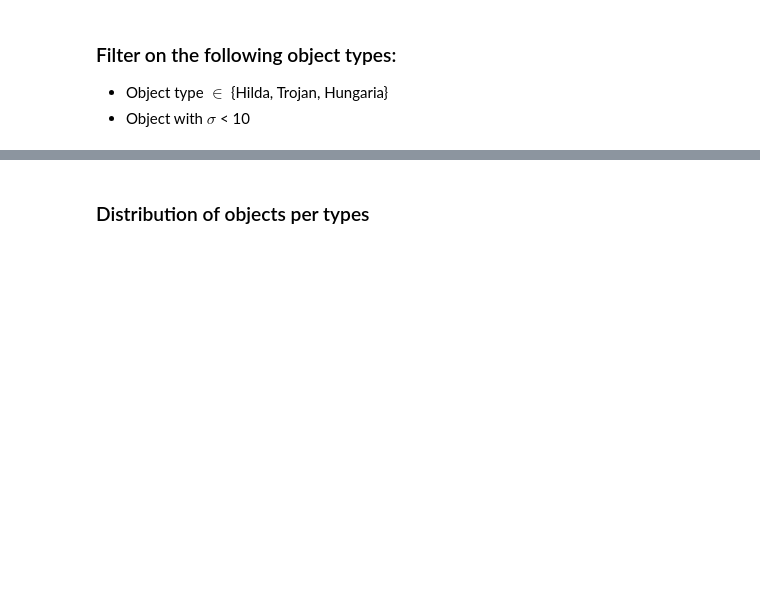
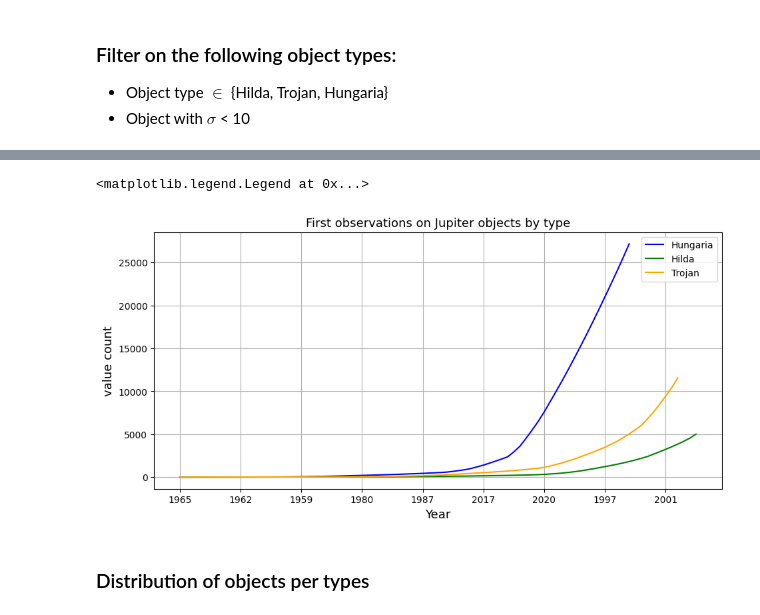
Before and after one commit to alexfum75/Jupiter_Asteroids, a Jupyter notebook: Hilda.ipynb, the cells around one changed output, grey strips where cells are left out. Cells and saved outputs as stored; diff of their text form; code cells hidden in the pictures; blank space fills up the shorter version.

Commit message:
dist year

```diff
--- a/Hilda.ipynb
+++ b/Hilda.ipynb
@@ -43,6 +38,10 @@ df.shape
 df.drop(['NEO_flag','Critical_list_numbered_object_flag','One_opposition_object_flag'], axis=1, inplace=True)
 df.drop(['One_km_NEO_flag','Computer','Number','U','PHA_flag', 'Hex_flags'], axis=1, inplace=True)
 df.drop(['Ref','Arc_length','Tp','Num_opps','Perturbers_2','Perturbers','n'], axis=1, inplace=True)
+df.drop(['Semilatus_rectum','Synodic_period','Peri','Node'], axis=1, inplace=True)
+df.drop(['Last_obs','Epoch'], axis=1, inplace=True)
+df.drop(['Num_obs','rms'], axis=1, inplace=True)
+
 df.rename(columns={"Perihelion_dist": "q", "Aphelion_dist": "Q"}, inplace=True)
 df["Orbit_type"].replace({"Object with perihelion distance < 1.665 AU": "q < 1.665 AU"}, inplace=True)
 df["Orbit_type"].replace({"Jupiter Trojan": "Trojan"}, inplace=True)
@@ -56,3 +55,6 @@ array(['MBA', 'Phocaea', 'q < 1.665 AU', 'Hilda', 'Amor', 'Hungaria',
 
 - Object type $\in$ {Hilda, Trojan, Hungaria}
 - Object with $\sigma$ < 10
+# %%
+df[['Discover', 'Last_Obs']] = df['Arc_years'].str.split('-', n=1, expand=True)
+df.head()
@@ -59,6 +68,41 @@ array(['MBA', 'Phocaea', 'q < 1.665 AU', 'Hilda', 'Amor', 'Hungaria',
 # %%
 MPC_Jupyter_H = df.apply(lambda r: r[df['Orbit_type'].isin(['Hungaria','Hilda','Trojan'])])
 MPC_Jupyter_no_outliers = MPC_Jupyter_H[MPC_Jupyter_H['H'] < (10 * MPC_Jupyter_H['H'].std())]
+# %%
+import matplotlib.pyplot as plt
+from scipy import stats
+import numpy as np
+
+_Hungaria_a = MPC_Jupyter_no_outliers.apply(lambda r: r[MPC_Jupyter_no_outliers['Orbit_type'].isin(['Hungaria'])])['Discover']
+_Hungaria_a_count = _Hungaria_a.value_counts().to_frame().sort_values(by=['Discover'])
+_Hungaria_a_cumsum = np.cumsum(_Hungaria_a_count)
+_Hungaria_a_cumsum = _Hungaria_a_cumsum.rename(columns={"Discover": "Hungaria"})
+_Hungaria_a_cumsum.to_dict()
+
+_Hungaria_b = MPC_Jupyter_no_outliers.apply(lambda r: r[MPC_Jupyter_no_outliers['Orbit_type'].isin(['Hilda'])])['Discover']
+_Hungaria_b_count = _Hungaria_b.value_counts().to_frame().sort_values(by=['Discover'])
+_Hungaria_b_cumsum = np.cumsum(_Hungaria_b_count)
+_Hungaria_b_cumsum = _Hungaria_b_cumsum.rename(columns={"Discover": "Hilda"})
+_Hungaria_b_cumsum.to_dict()
+
+_Hungaria_c = MPC_Jupyter_no_outliers.apply(lambda r: r[MPC_Jupyter_no_outliers['Orbit_type'].isin(['Trojan'])])['Discover']
+_Hungaria_c_count = _Hungaria_c.value_counts().to_frame().sort_values(by=['Discover'])
+_Hungaria_c_cumsum = np.cumsum(_Hungaria_c_count)
+_Hungaria_c_cumsum = _Hungaria_c_cumsum.rename(columns={"Discover": "Trojan"})
+_Hungaria_c_cumsum.to_dict()
+
+ax = _Hungaria_a_cumsum.plot.line(figsize=(11, 5), color='blue')
+_Hungaria_b_cumsum.plot(ax = ax, color='green')
+_Hungaria_c_cumsum.plot(ax = ax, color='orange')
+
+plt.grid()
+plt.title('First observations on Jupiter objects by type', fontsize=13)
+plt.xlabel("Year", fontsize=13)
+plt.ylabel("value count", fontsize=13)
+plt.legend()
+# %% [output]
+<matplotlib.legend.Legend at 0x...>
+[figure, added]
 # %% [markdown]
 ### Distribution of objects per types
 # %%
```
Also changed, not shown: parts of 2 cells of this notebook.
